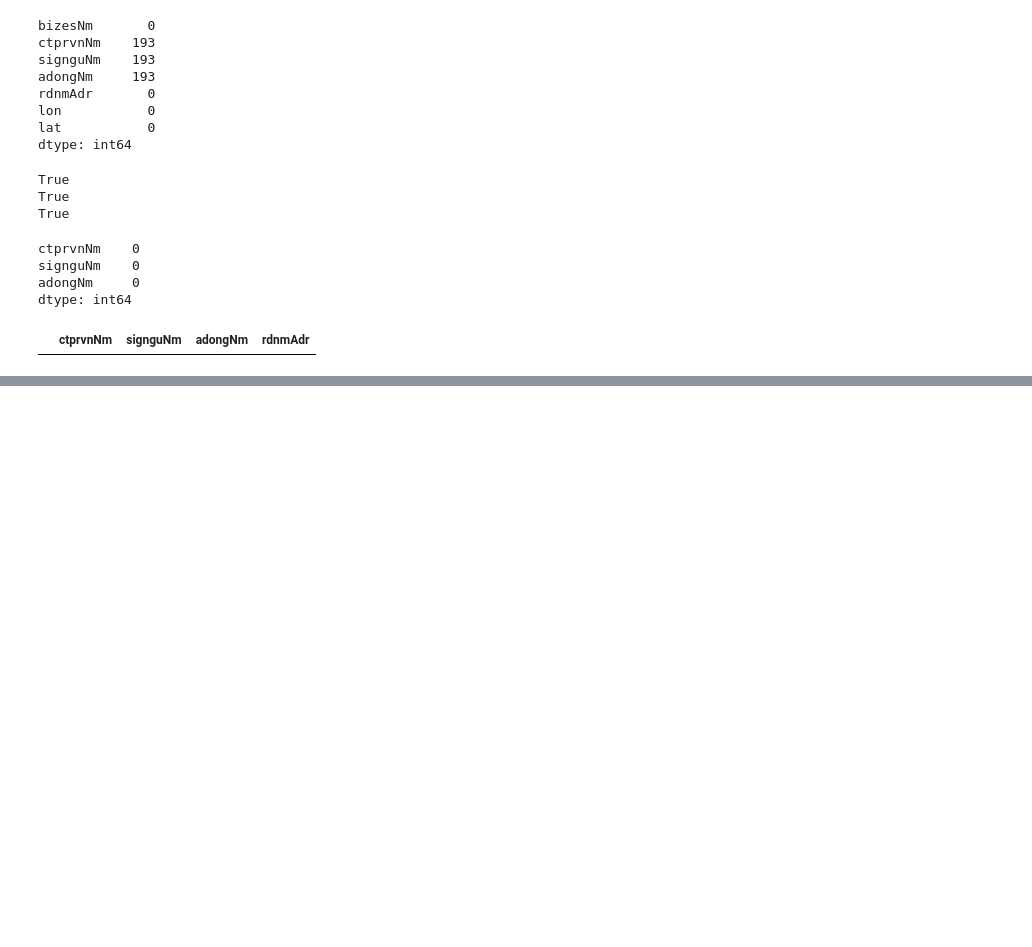
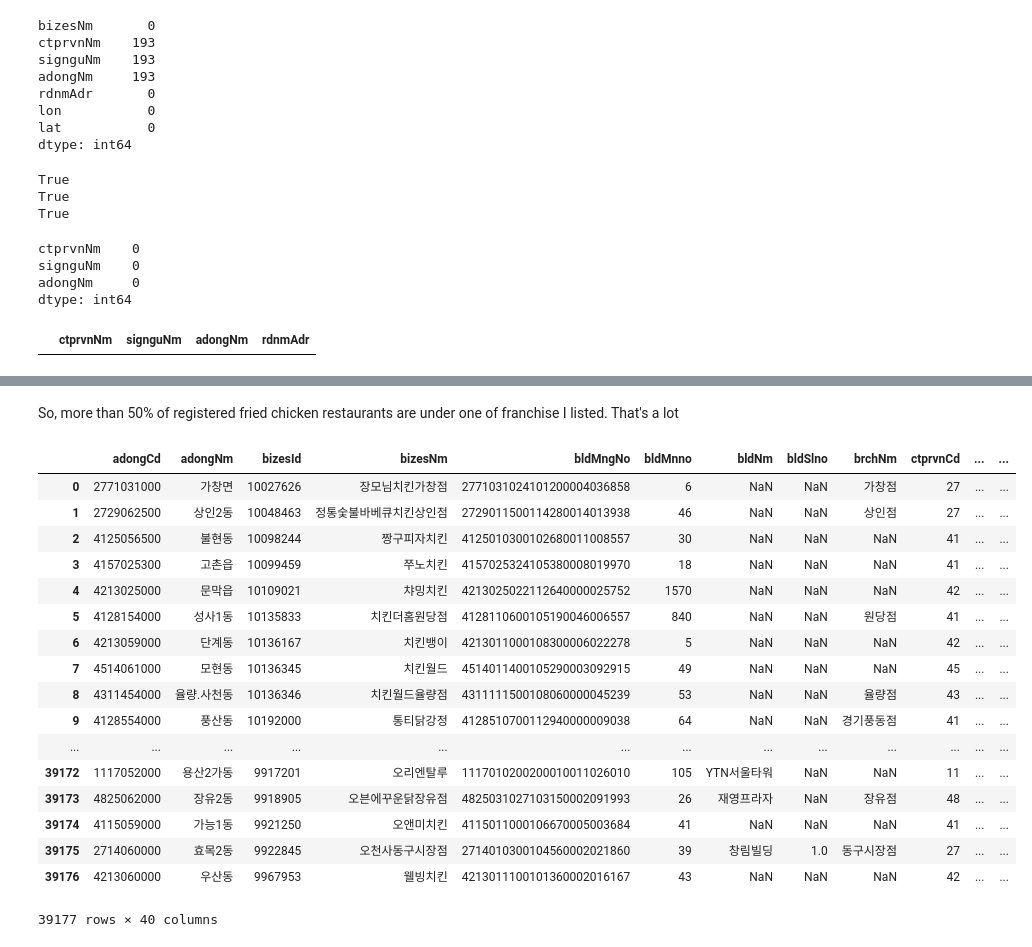
Before and after one commit to gwthompson/Chicken_Stores_Extracter, a Jupyter notebook: data wrangling.ipynb, the cells around one changed output, grey strips where cells are left out. Cells and saved outputs as stored; diff of their text form; code cells hidden in the pictures; blank space fills up the shorter version.

```diff
--- a/data wrangling.ipynb
+++ b/data wrangling.ipynb
@@ -223,0 +316,36 @@ df1.to_csv('stores_NA_treated.csv', index=False)
+# %%
+## Let's add new columns for the franchise name
+df1['frnNm'] = np.nan
+
+def extFrnNm(row):
+    for n in fran:
+        if n in row['bizesNm']:
+            return n
+    return "NONE"
+
+a = df1.apply(extFrnNm, axis=1)
+# %% [markdown]
+So, more than 50% of registered fried chicken restaurants are under one of franchise I listed. That's a lot
+# %%
+df1['frnNm'] = a
+# %%
+df1
+# %% [output]
+|  | adongCd | adongNm | bizesId | bizesNm | bldMngNo | bldMnno | bldNm | bldSlno | brchNm | ctprvnCd | ... | ... |
+| 0 | 2771031000 | 가창면 | 10027626 | 장모님치킨가창점 | 2771031024101200004036858 | 6 | NaN | NaN | 가창점 | 27 | ... | ... |
+| 1 | 2729062500 | 상인2동 | 10048463 | 정통숯불바베큐치킨상인점 | 2729011500114280014013938 | 46 | NaN | NaN | 상인점 | 27 | ... | ... |
+| 2 | 4125056500 | 불현동 | 10098244 | 짱구피자치킨 | 4125010300102680011008557 | 30 | NaN | NaN | NaN | 41 | ... | ... |
+| 3 | 4157025300 | 고촌읍 | 10099459 | 쭈노치킨 | 4157025324105380008019970 | 18 | NaN | NaN | NaN | 41 | ... | ... |
+| 4 | 4213025000 | 문막읍 | 10109021 | 챠밍치킨 | 4213025022112640000025752 | 1570 | NaN | NaN | NaN | 42 | ... | ... |
+| 5 | 4128154000 | 성사1동 | 10135833 | 치킨더홈원당점 | 4128110600105190046006557 | 840 | NaN | NaN | 원당점 | 41 | ... | ... |
+| 6 | 4213059000 | 단계동 | 10136167 | 치킨뱅이 | 4213011000108300006022278 | 5 | NaN | NaN | NaN | 42 | ... | ... |
+| 7 | 4514061000 | 모현동 | 10136345 | 치킨월드 | 4514011400105290003092915 | 49 | NaN | NaN | NaN | 45 | ... | ... |
+| 8 | 4311454000 | 율량.사천동 | 10136346 | 치킨월드율량점 | 4311111500108060000045239 | 53 | NaN | NaN | 율량점 | 43 | ... | ... |
+| 9 | 4128554000 | 풍산동 | 10192000 | 통티닭강정 | 4128510700112940000009038 | 64 | NaN | NaN | 경기풍동점 | 41 | ... | ... |
+| ... | ... | ... | ... | ... | ... | ... | ... | ... | ... | ... | ... | ... |
+| 39172 | 1117052000 | 용산2가동 | 9917201 | 오리엔탈루 | 1117010200200010011026010 | 105 | YTN서울타워 | NaN | NaN | 11 | ... | ... |
+| 39173 | 4825062000 | 장유2동 | 9918905 | 오븐에꾸운닭장유점 | 4825031027103150002091993 | 26 | 재영프라자 | NaN | 장유점 | 48 | ... | ... |
+| 39174 | 4115059000 | 가능1동 | 9921250 | 오앤미치킨 | 4115011000106670005003684 | 41 | NaN | NaN | NaN | 41 | ... | ... |
+| 39175 | 2714060000 | 효목2동 | 9922845 | 오천사동구시장점 | 2714010300104560002021860 | 39 | 창림빌딩 | 1.0 | 동구시장점 | 27 | ... | ... |
+| 39176 | 4213060000 | 우산동 | 9967953 | 웰빙치킨 | 4213011100101360002016167 | 43 | NaN | NaN | NaN | 42 | ... | ... |
+39177 rows × 40 columns
```
Also changed, not shown: parts of 11 cells of this notebook.
